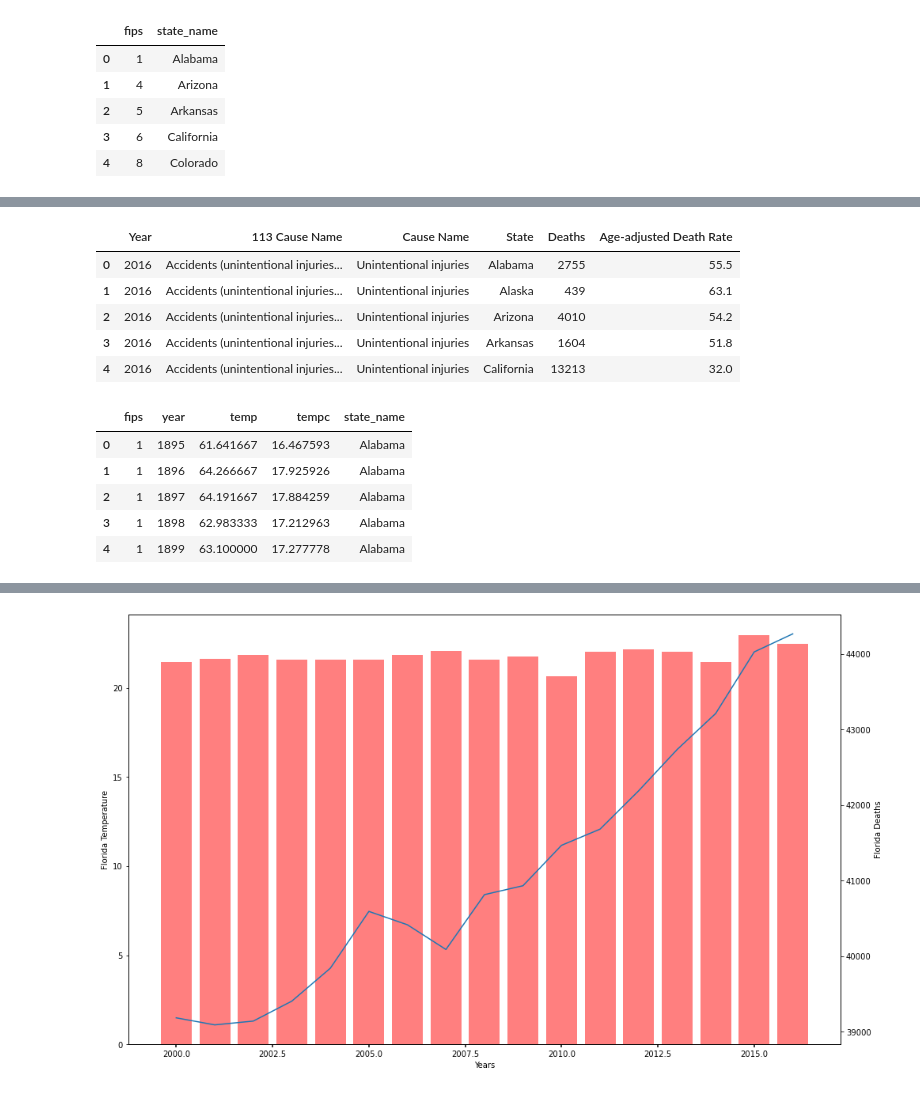
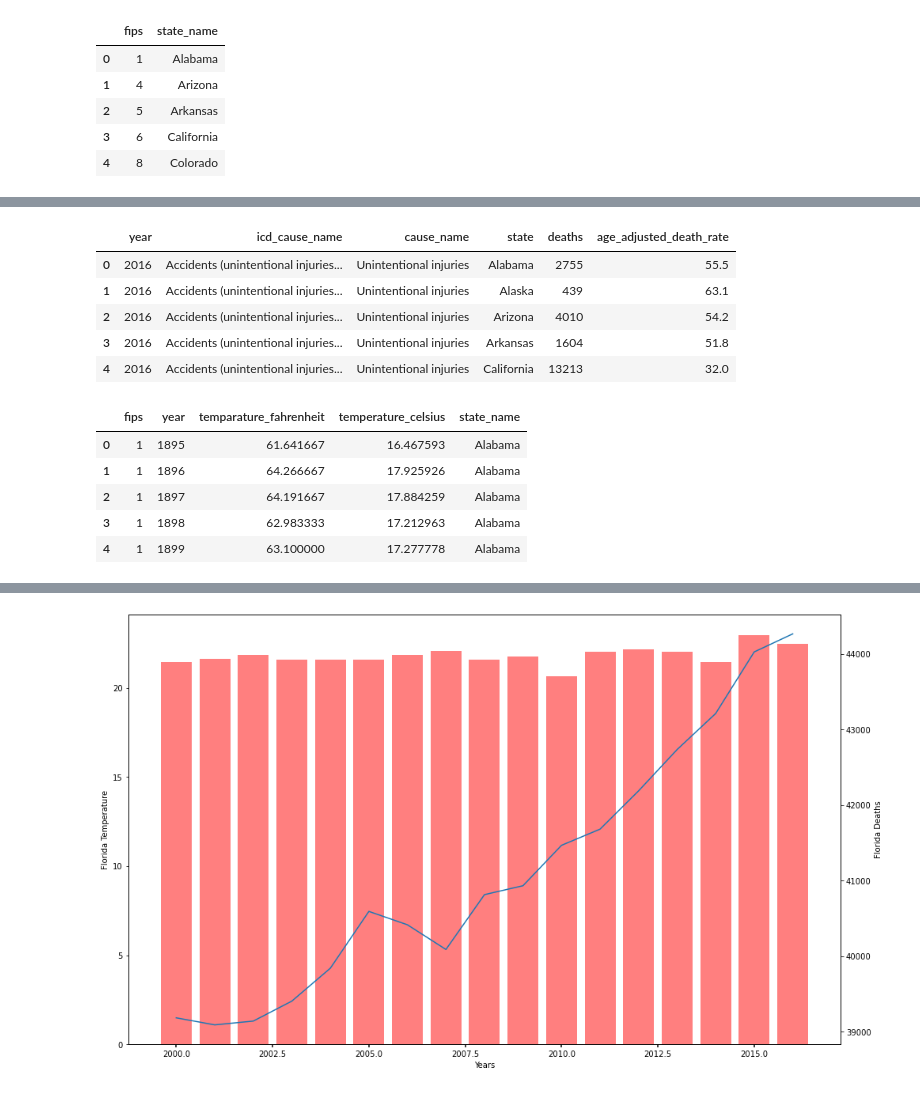
Before and after one commit to skesamsetty/Analysis-on-Mortality-Rate-with-Cause-a-as-Cancer-due-to-Climate-Changes, a Jupyter notebook: notebooks/data_analyzer.ipynb, the cells around one changed output, grey strips where cells are left out. Cells and saved outputs as stored; diff of their text form; code cells hidden in the pictures.

```diff
--- a/notebooks/data_analyzer.ipynb
+++ b/notebooks/data_analyzer.ipynb
@@ -47,10 +47,16 @@ Sorry. At the moment, We are not able to track weather data for the states Hawai
 # %%
-# This dataset presents the age-adjusted death rates for the 10 leading causes of death in the United States beginning in 1999.
+# This dataset presents the age-adjusted death rates for the 10 leading causes of death in the United States beginning in 1999. ICD (International Classification of Diseases)
 
-mortality_rate = pd.read_csv("../data/mortality_rate_by_US_state.csv")
+mortality_rate = (pd.read_csv("../data/mortality_rate_by_US_state.csv")
+                      .rename(columns={"Year":"year",
+                                       '113 Cause Name': 'icd_cause_name',
+                                      'Cause Name': 'cause_name',
+                                      'State': 'state',
+                                      'Deaths':'deaths',
+                                      'Age-adjusted Death Rate':'age_adjusted_death_rate'}))
 mortality_rate.head()
 # %% [output]
-|  | Year | 113 Cause Name | Cause Name | State | Deaths | Age-adjusted Death Rate |
+|  | year | icd_cause_name | cause_name | state | deaths | age_adjusted_death_rate |
 | 0 | 2016 | Accidents (unintentional injuries... | Unintentional injuries | Alabama | 2755 | 55.5 |
 | 1 | 2016 | Accidents (unintentional injuries... | Unintentional injuries | Alaska | 439 | 63.1 |
 | 2 | 2016 | Accidents (unintentional injuries... | Unintentional injuries | Arizona | 4010 | 54.2 |
@@ -59,10 +65,13 @@ mortality_rate.head()
 # %%
 # Load climate data by US State FIPS code along with the merged state name for the fips
 
-climate_change_raw = pd.read_csv("../data/climdiv_state_year.csv").merge(state_fips_code)
-climate_change_raw.head()
+climate_change = (pd.read_csv("../data/climdiv_state_year.csv")
+                          .merge(state_fips_code)
+                          .rename(columns = {'temp':'temparature_fahrenheit',
+                                              'tempc':'temperature_celsius'}))
+climate_change.head()
 # %% [output]
-|  | fips | year | temp | tempc | state_name |
+|  | fips | year | temparature_fahrenheit | temperature_celsius | state_name |
 | 0 | 1 | 1895 | 61.641667 | 16.467593 | Alabama |
 | 1 | 1 | 1896 | 64.266667 | 17.925926 | Alabama |
 | 2 | 1 | 1897 | 64.191667 | 17.884259 | Alabama |
```
Also changed, not shown: parts of 5 cells of this notebook, 1 other file.
